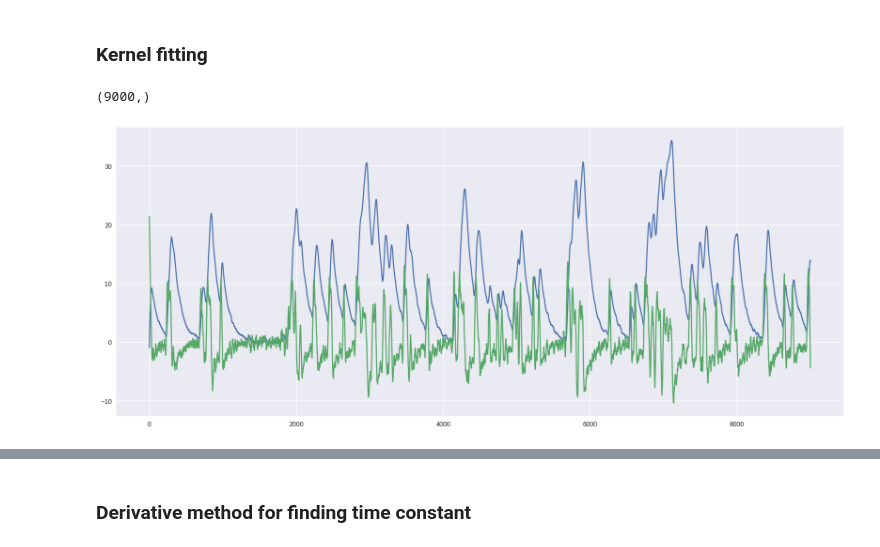
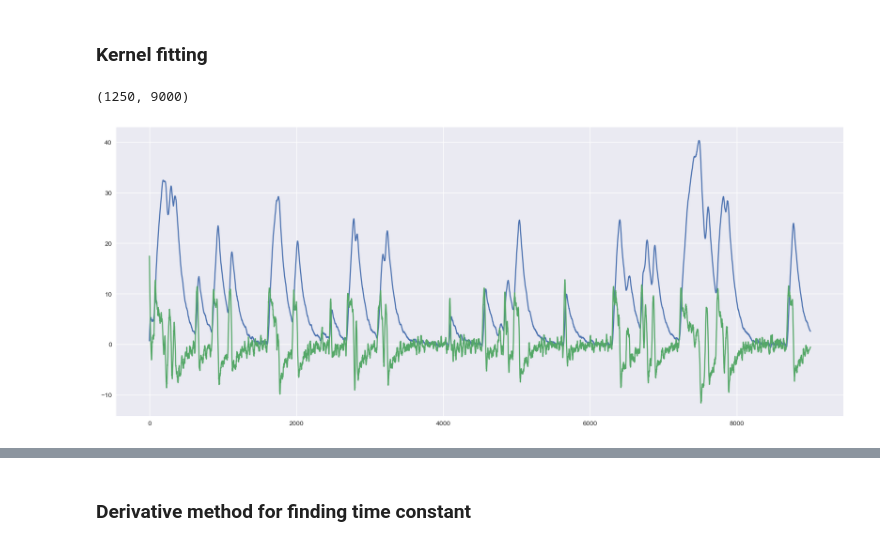
Before and after one commit to mjoudy/Calcium---AR, a Jupyter notebook: pre-processing.ipynb, the cells around one changed output, grey strips where cells are left out. Cells and saved outputs as stored; diff of their text form; code cells hidden in the pictures.

Commit message:
cut function fixed for multi-neuron. feeding to conn-inf shall be checked.

```diff
--- a/pre-processing.ipynb
+++ b/pre-processing.ipynb
@@ -418,17 +418,19 @@ print('Time constant: ', tau_fit)
 # %%
 import numpy as np
 import kernel_est_funcs as kef
 import scipy.signal as sig
+import matplotlib.pyplot as plt
 
 spikes = np.load('spikes-10e4-ms.npy')
 
-calcium_signal = kef.sim_calcium(spikes, neuron_id=50)
+calcium_signal, spikes = kef.sim_calcium(spikes, neuron_id=-1)
 
 signal, deriv = kef.smoothed_signals(calcium_signal, 51, do_plots=True)
 
 calcium_signal.shape
 
+
 #cut_signal, cut_deriv = kef.cut_spikes(spikes, signal, deriv)
 # %% [output]
-(9000,)
+(1250, 9000)
-[figure, old version]
+[figure, new version]
```
Also changed, not shown: parts of 19 cells of this notebook, 3 other files.
